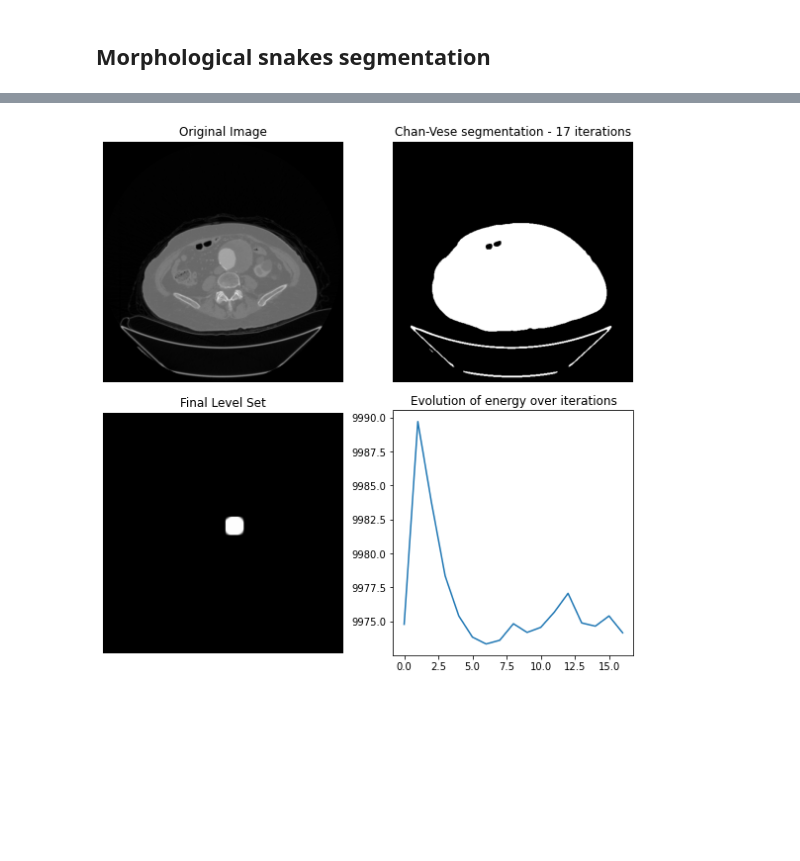
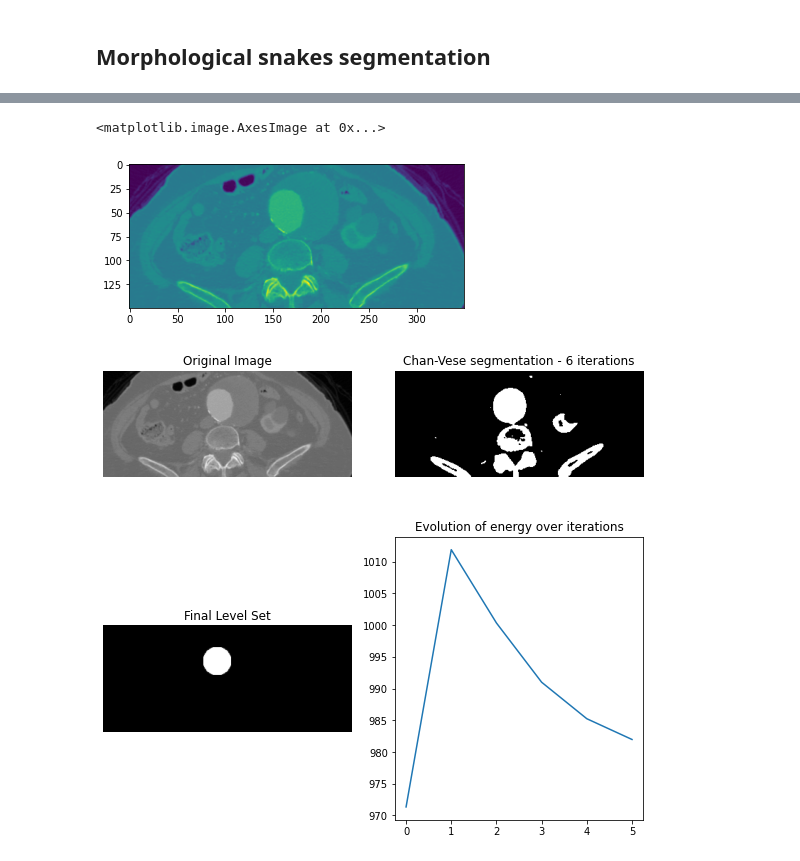
Before and after one commit to vbakhteev/CT-aorta-segmentation, a Jupyter notebook: notebooks/visualisation.ipynb, the cells around one changed output, grey strips where cells are left out. Drawn from its saved outputs; the diff is of its cells as text; code cells hidden in the pictures; blank space fills up the shorter version.

Commit message:
added methods of segmentation from skImage

```diff
--- a/notebooks/visualisation.ipynb
+++ b/notebooks/visualisation.ipynb
@@ -100 +93,4 @@ from skimage.segmentation import chan_vese
 from skimage.segmentation import circle_level_set
+# %%
+aorta_cropped = patient.snapshot[200][200:290, 240:340]
+plt.imshow(aorta_cropped)
@@ -101,15 +100,16 @@ from skimage.segmentation import circle_level_set
 # %%
-img = img_as_float(patient.snapshot[200])
+# img = img_as_float(patient.snapshot[200])
+img = aorta_cropped
 
-segments_fz = felzenszwalb(img, scale=3, sigma=0.5, min_size=5)
-segments_slic = slic(img, n_segments=250, compactness=0.001, sigma=0.5)
+segments_fz = felzenszwalb(img, scale=7, sigma=0.7, min_size=55)
+segments_slic = slic(img, n_segments=4, compactness=0.001, sigma=0.5)
 # segments_chan_vese = chan_vese(image, mu=0.25, lambda1=1, lambda2=1, tol=1e-3, max_iter=200, dt=0.5, init_level_set="checkerboard", extended_output=True)
 gradient = sobel(rgb2gray(img))
-segments_watershed = watershed(gradient, markers=250, compactness=0.00001)
+segments_watershed = watershed(gradient, markers=6, compactness=0.0000001)
 
 print(f"Felzenszwalb number of segments: {len(np.unique(segments_fz))}")
 print(f"SLIC number of segments: {len(np.unique(segments_slic))}")
-print(f"Quickshift number of segments: {len(np.unique(segments_quick))}")
+print(f"Quickshift number of segments: {len(np.unique(segments_watershed))}")
 
 fig, ax = plt.subplots(2, 2, figsize=(10, 10), sharex=True, sharey=True)
 
@@ -137,0 +138,19 @@ Quickshift number of segments: 695
+# %%
+from PIL import Image
+
+arr = mark_boundaries(img, segments_fz, color=(1, 1, 1), outline_color=(0, 0, 0), mode="thick")
+arr *= 255
+arr = arr[:, :, 0]
+for i in range(len(arr)):
+    for j in range(len(arr[i])):
+        if arr[i, j] < 255:
+            arr[i, j] = 0
+        else:
+            arr[i, j] = 1
+
+plt.imshow(arr)
+
+mask = np.zeros(patient.snapshot[200].shape)
+mask[200:290, 240:340] = arr
+patient.mask = np.repeat(mask[np.newaxis, :, :], patient.snapshot.shape[0], axis=0)
+patient.horizontal_plot(z=200, vmin=-1000, vmax=500, plot_mask=True)
@@ -138,28 +160,34 @@ Quickshift number of segments: 695
+# %%
+cropped_img = patient.snapshot[200][200:350, 100:450]
+plt.imshow(cropped_img)
+# %% [output]
+<matplotlib.image.AxesImage at 0x...>
+[figure, added]
 # %%
-ls = circle_level_set(img.shape, (240, 280), 20)
-cv = chan_vese(img, mu=0.25, lambda1=1, lambda2=1, tol=1e-3, max_iter=100,
-               dt=0.5, init_level_set=ls, extended_output=True)
+ls = circle_level_set(cropped_img.shape, (50, 160), 20)
+cv = chan_vese(cropped_img, mu=0.25, lambda1=1, lambda2=1, tol=1e-3, max_iter=100,
+               dt=0.1, init_level_set=ls, extended_output=True)
 
 fig, axes = plt.subplots(2, 2, figsize=(8, 8))
 ax = axes.flatten()
 
-ax[0].imshow(img, cmap="gray")
+ax[0].imshow(cropped_img, cmap="gray")
 ax[0].set_axis_off()
 ax[0].set_title("Original Image", fontsize=12)
 
 ax[1].imshow(cv[0], cmap="gray")
 ax[1].set_axis_off()
 title = "Chan-Vese segmentation - {} iterations".format(len(cv[2]))
 ax[1].set_title(title, fontsize=12)
 
 ax[2].imshow(cv[1], cmap="gray")
 ax[2].set_axis_off()
 ax[2].set_title("Final Level Set", fontsize=12)
 
 ax[3].plot(cv[2])
 ax[3].set_title("Evolution of energy over iterations", fontsize=12)
 
 fig.tight_layout()
 plt.show()
 # %% [output]
-[figure, old version]
+[figure, new version]
```
Also changed, not shown: parts of 13 cells of this notebook.
